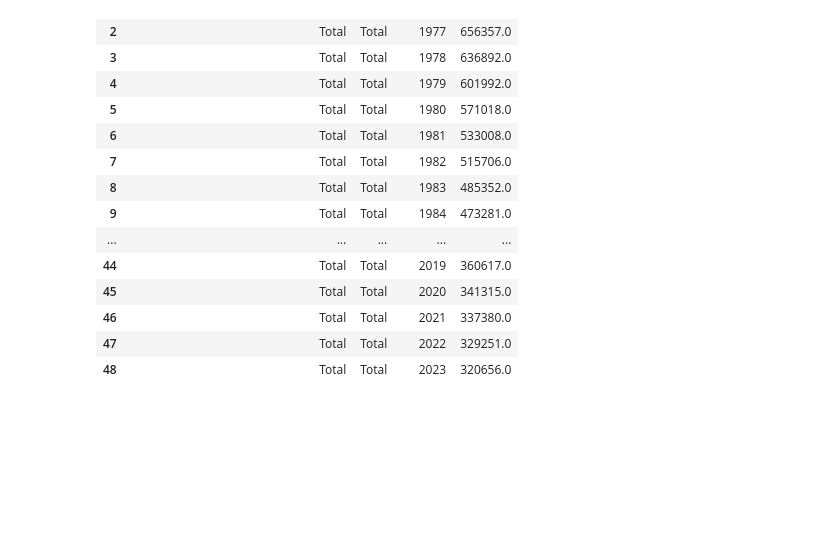
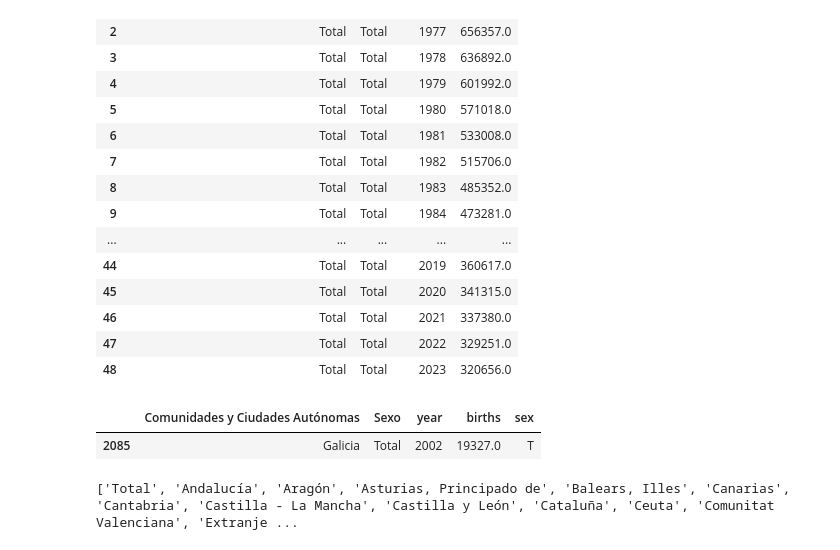
Before and after one commit to Jalope/TFM_Repo, a Jupyter notebook: notebook/datos_nacimiento_API.ipynb, the cells around one changed output. Cells and saved outputs as stored; diff of their text form; code cells hidden in the pictures; blank space fills up the shorter version.

```diff
--- a/notebook/datos_nacionales_API.ipynb
+++ b/notebook/datos_nacimiento_API.ipynb
@@ -198,3 +200,18 @@ df2.head(49)
 | 46 | Total | Total | 2021 | 337380.0 |
 | 47 | Total | Total | 2022 | 329251.0 |
 | 48 | Total | Total | 2023 | 320656.0 |
+# %%
+df_final= df2.copy()
+# %%
+df_final["sex"] = df_final["Sexo"].map({"Hombres": "M", "Mujeres": "F", "Total": "T"})
+# %%
+df_final.rename(columns={"Total": "births", "Periodo": "year"}, inplace=True)
+# %%
+df_final.sample()
+# %% [output]
+|  | Comunidades y Ciudades Autónomas | Sexo | year | births | sex |
+| 2085 | Galicia | Total | 2002 | 19327.0 | T |
+# %%
+print(list(df_final['Comunidades y Ciudades Autónomas'].unique()))
+# %% [output]
+['Total', 'Andalucía', 'Aragón', 'Asturias, Principado de', 'Balears, Illes', 'Canarias', 'Cantabria', 'Castilla - La Mancha', 'Castilla y León', 'Cataluña', 'Ceuta', 'Comunitat Valenciana', 'Extranje ...
```
Also changed, not shown: parts of 12 cells of this notebook, 4 other files.
